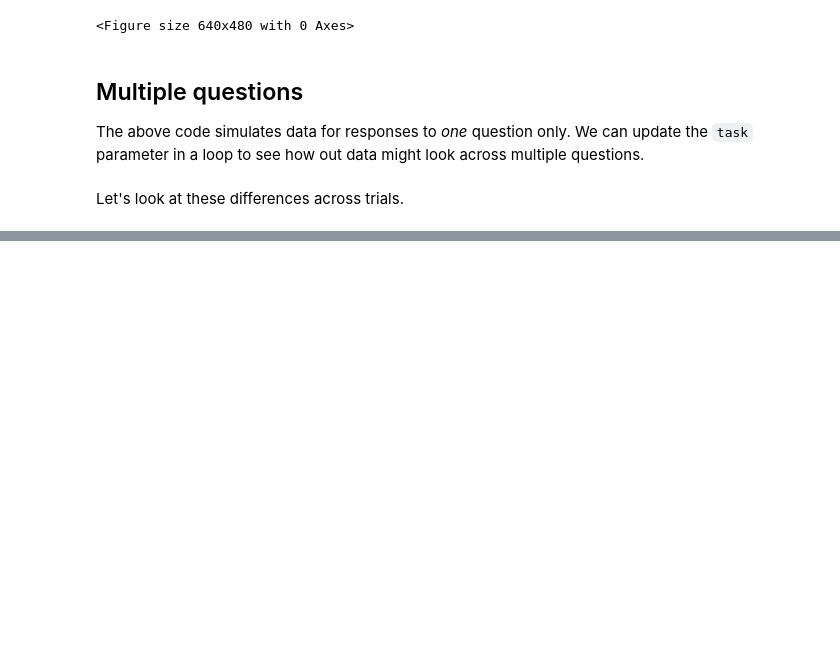
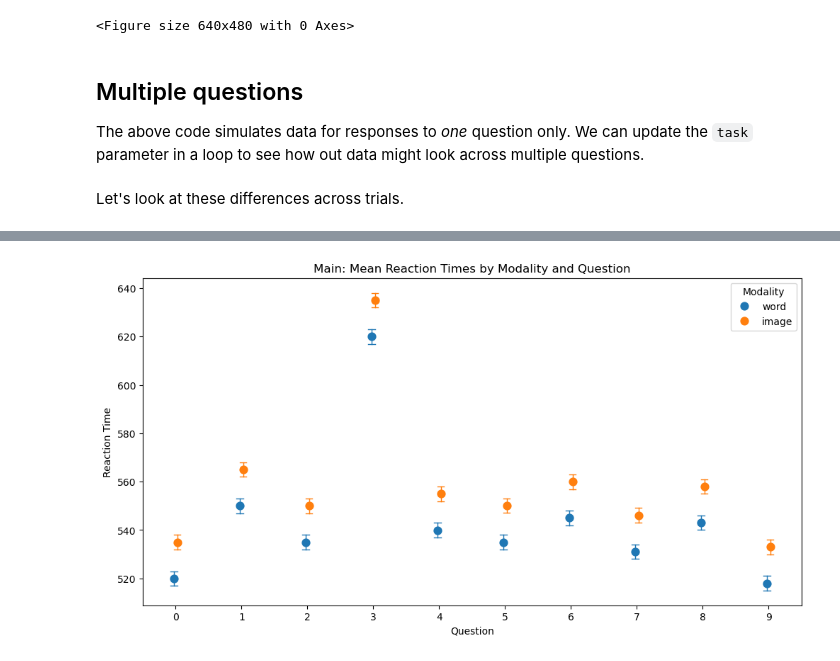
Before and after one commit to w-decker/wiscs-simulation, a Jupyter notebook: wiscs-simulations.ipynb, the cells around one changed output, grey strips where cells are left out. Saved outputs shown, nothing was run; the diff lists cells and outputs as text; code cells hidden in the pictures; blank space fills up the shorter version.

```diff
--- a/wiscs-simulations.ipynb
+++ b/wiscs-simulations.ipynb
@@ -231,0 +238,28 @@ plt.show()
+# %%
+df_long = df.melt(
+    id_vars=['participant', 'trial', 'question'],
+    value_vars=['word', 'image'],
+    var_name='modality',
+    value_name='RT'
+)
+
+plt.figure(figsize=(12, 6))
+sns.pointplot(
+    data=df_long,
+    x='question',
+    y='RT',
+    hue='modality',
+    errorbar='sd',
+    dodge=True,
+    markers='o',
+    capsize=0.1,
+    err_kws={'linewidth': 1},
+    linestyles=''
+)
+plt.xlabel('Question')
+plt.ylabel('Reaction Time')
+plt.title('Main: Mean Reaction Times by Modality and Question')
+plt.legend(title='Modality')
+plt.show()
+# %% [output]
+[figure, added]
```
Also changed, not shown: parts of 11 cells of this notebook.
